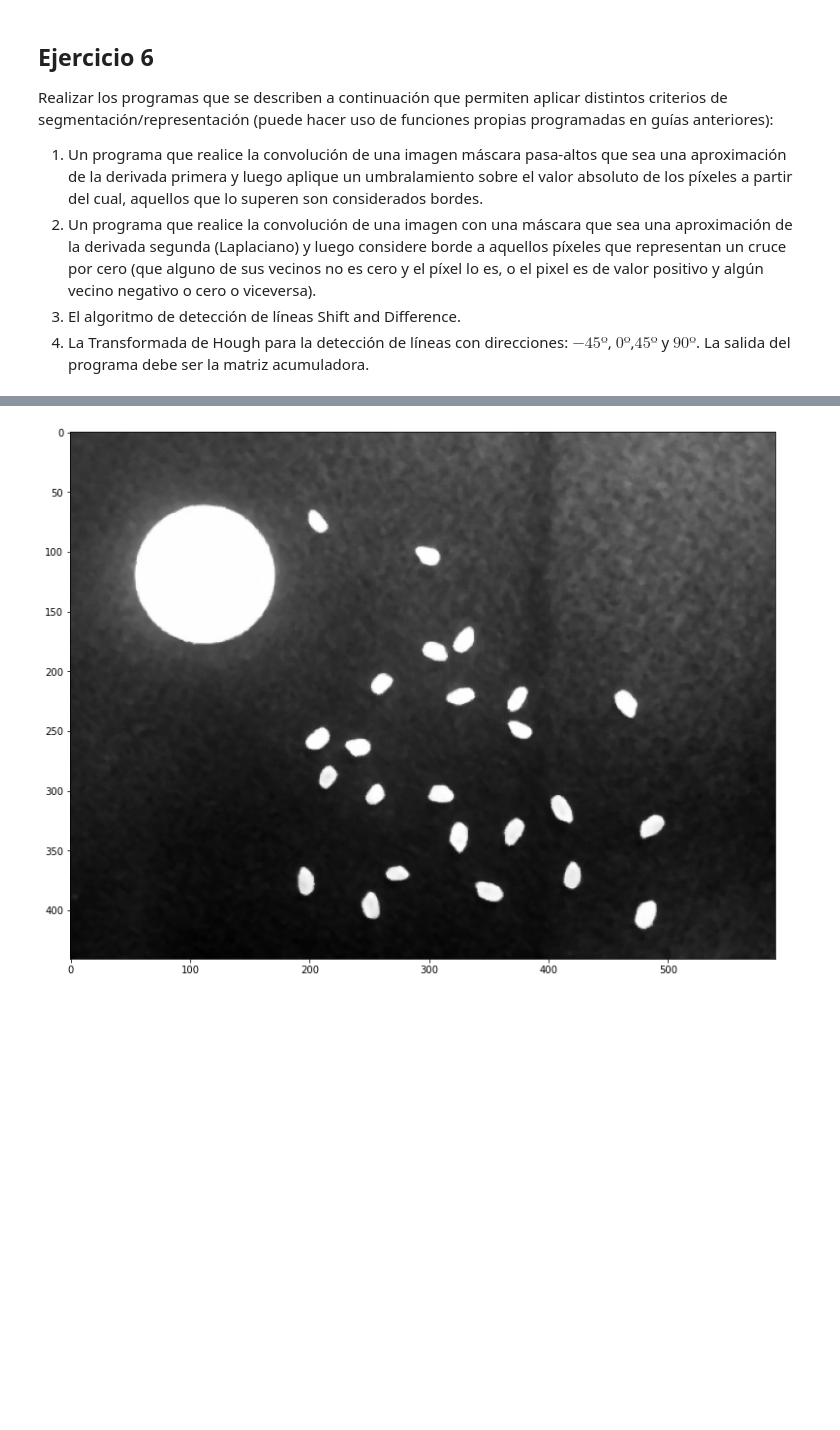
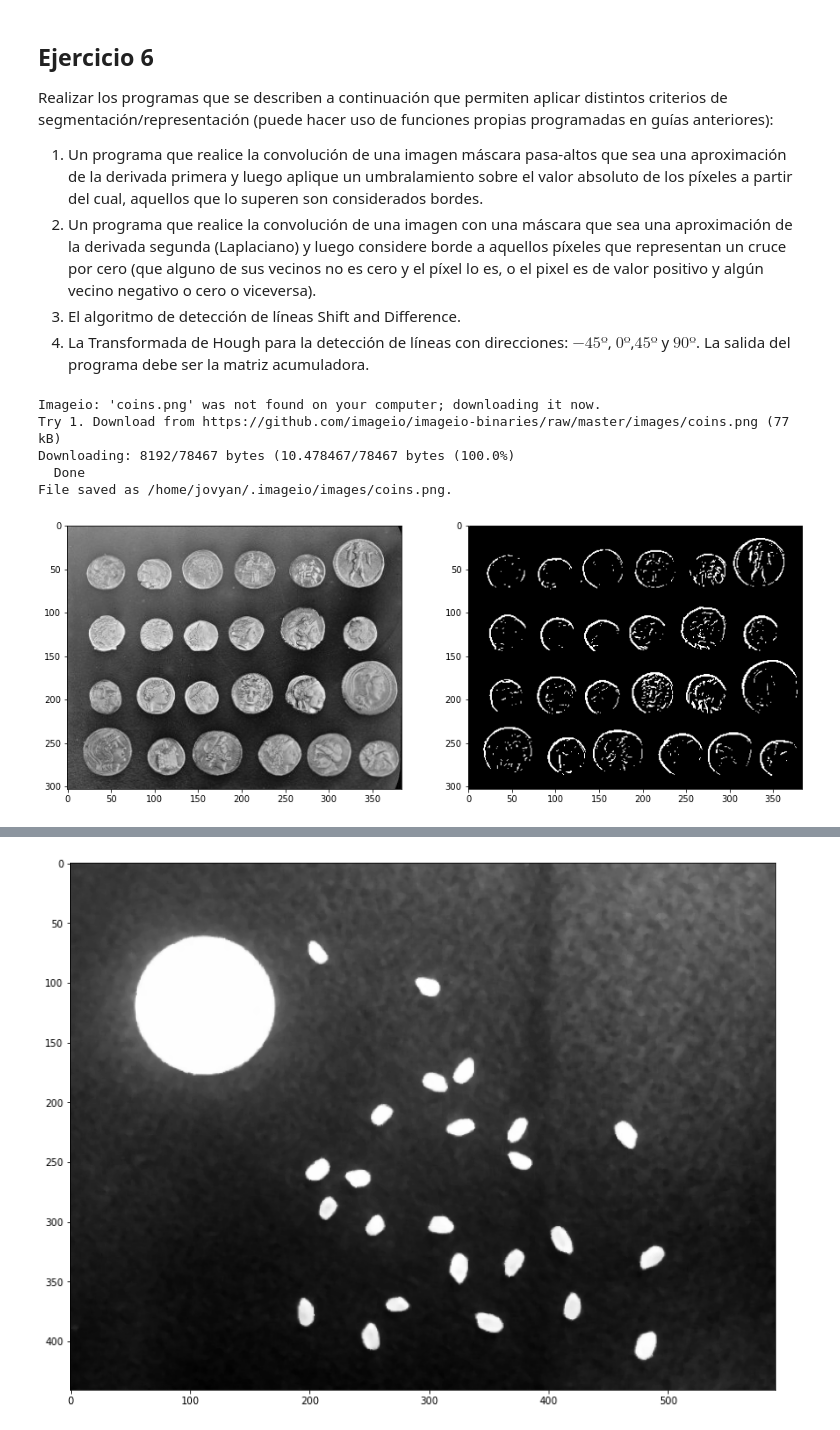
Before and after one commit to PaPablo/pdi-mdp, a Jupyter notebook: 04/04.ipynb, the cells around one changed output, grey strips where cells are left out. Cells and saved outputs as stored; diff of their text form; code cells hidden in the pictures; blank space fills up the shorter version.

```diff
--- a/04/04.ipynb
+++ b/04/04.ipynb
@@ -70,0 +91,32 @@ Realizar los programas que se describen a continuación que permiten aplicar dis
+# %%
+import imageio
+
+coins = imageio.imread('imageio:coins.png')
+# %% [output]
+Imageio: 'coins.png' was not found on your computer; downloading it now.
+Try 1. Download from https://github.com/imageio/imageio-binaries/raw/master/images/coins.png (77 kB)
+Downloading: 8192/78467 bytes (10.478467/78467 bytes (100.0%)
+  Done
+File saved as /home/jovyan/.imageio/images/coins.png.
+# %%
+from tp1 import threshold
+from tp3 import sobel
+
+def ej6p1(im, thresh):
+    im_sobel_x = sobel(im, g='x')
+    im_sobel_y = sobel(im, g='y')
+
+    im_deriv = np.sqrt(im_sobel_x**2 + im_sobel_y**2).clip(0,255)
+
+    im_thresh = threshold(im_deriv, thresh=thresh, norm=False)
+
+    return im_thresh
+# %%
+fig, ax = plt.subplots(1,2, figsize=(15,10))
+
+ax[0].imshow(coins, cmap='gray')
+ax[1].imshow(ej6p1(coins, thresh=.7), cmap='gray')
+
+plt.show()
+# %% [output]
+[figure, added]
```
Also changed, not shown: parts of 13 cells of this notebook, 1 other file.
